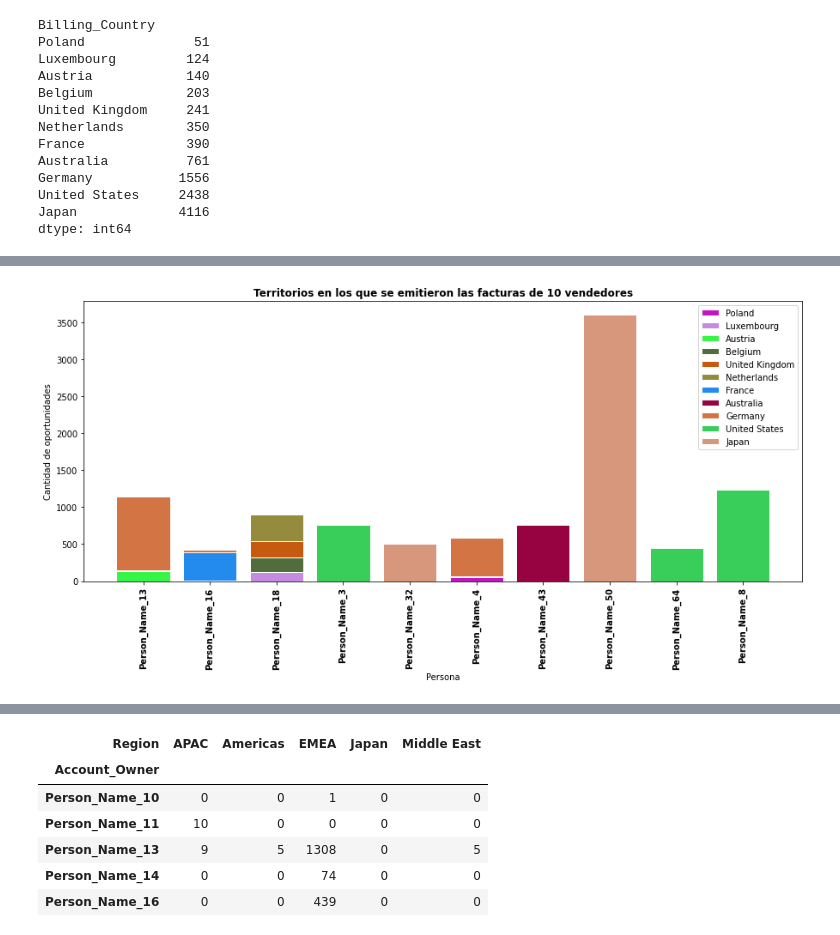
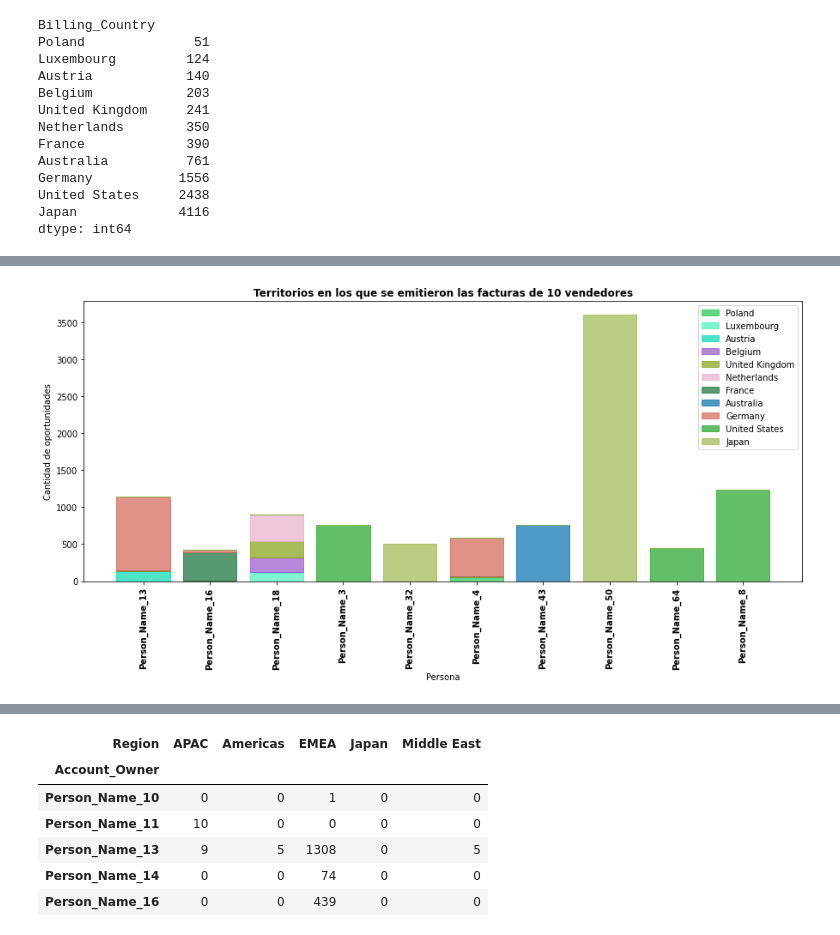
Before and after one commit to CeciliaRoldan/Pycantes, a Jupyter notebook: notebooks/analisis_vendedores.ipynb, the cells around one changed output, grey strips where cells are left out. Saved outputs shown, nothing was run; the diff lists cells and outputs as text; code cells hidden in the pictures.

Commit message:
Cambio colores y agrego grafico

```diff
--- a/notebooks/analisis_vendedores.ipynb
+++ b/notebooks/analisis_vendedores.ipynb
@@ -196,7 +217,6 @@ Oman                0
 Name: Billing_Country, Length: 80, dtype: int64
 # %%
 df3 = df[df['Account_Owner'].isin(owners.index)].copy()
-df3['Account_Owner'] = df2['Account_Owner'].cat.remove_unused_categories()
 df3
 # %% [output]
 |  | ID | Region | Territory | Pricing, Delivery_Terms_Quote_Appr | Pricing, Delivery_Terms_Approved | Bureaucratic_Code_0_Approval | ... |
@@ -271,21 +293,20 @@ tabla
 # %%
 r = [0,1,2,3,4,5,6,7,8,9]
 names = tabla.index
 bars = [0,0,0,0,0,0,0,0,0,0]
 
 for columna in tabla.columns:
     color = np.random.rand(3,)
-    plt.bar(r, tabla[columna], color=color, bottom=bars, edgecolor='white', label=columna)
+    plt.bar(r, tabla[columna], color=color, bottom=bars, edgecolor=color, label=columna, alpha=0.7)
     bars = np.add(bars, tabla[columna]).tolist()
 
 plt.xticks(r,labels=names, fontweight='bold', rotation=90)
 plt.xlabel("Persona")
 plt.ylabel("Cantidad de oportunidades")
 plt.title("Territorios en los que se emitieron las facturas de 10 vendedores", fontweight='bold')
 plt.legend()
-plt.rcParams["figure.figsize"] = (15,6)
 plt.show()
 # %% [output]
-[figure, old version]
+[figure, new version]
 # %%
 #Para cada region los 5 vendedores con mas oportunidades
```
Also changed, not shown: parts of 9 cells of this notebook.
